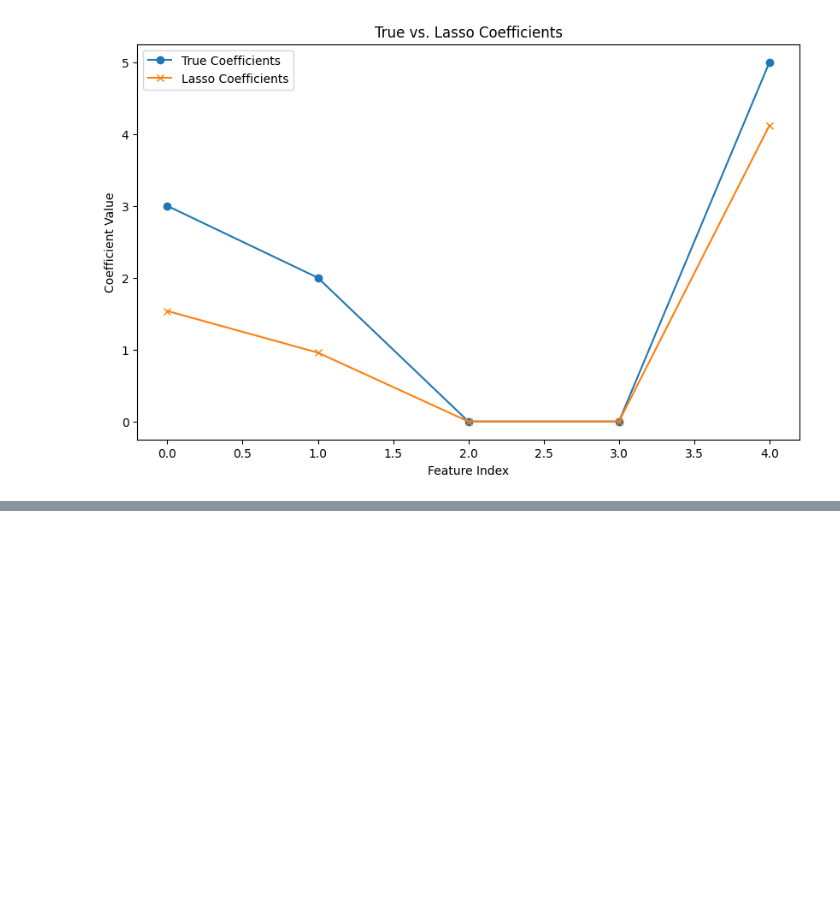
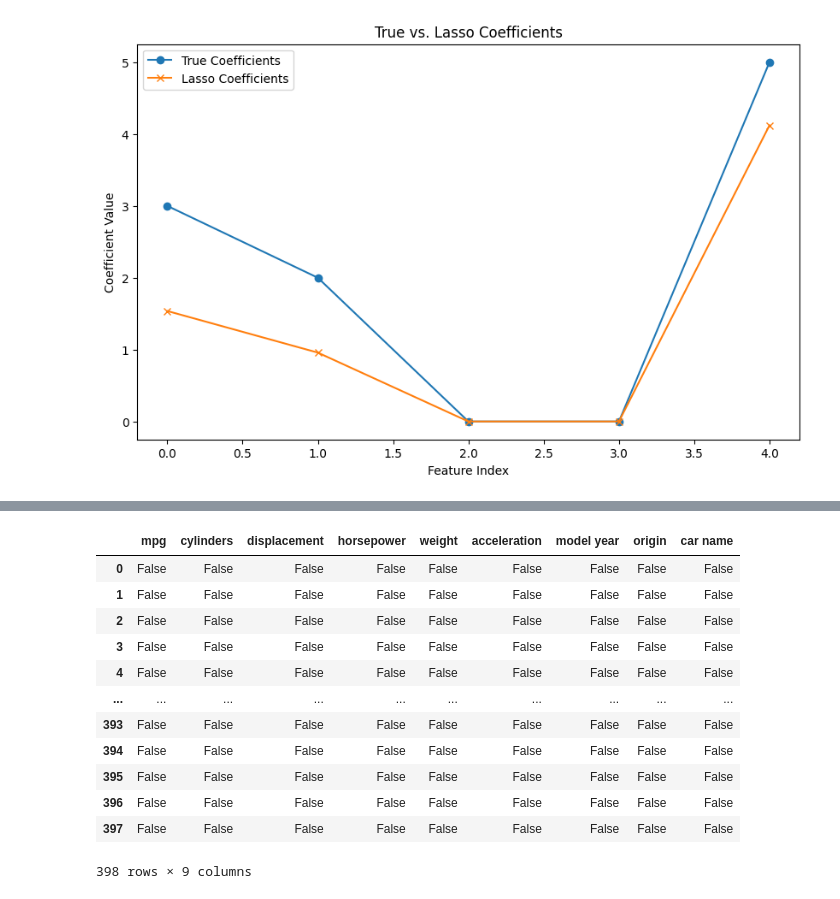
Before and after one commit to Adityavb121/23cs503, a Jupyter notebook: AIML_Lab_Exercise.ipynb, the cells around one changed output, grey strips where cells are left out. Drawn from its saved outputs; the diff is of its cells as text; code cells hidden in the pictures; blank space fills up the shorter version.

```diff
--- a/AIML_Lab_Exercise.ipynb
+++ b/AIML_Lab_Exercise.ipynb
@@ -3516,0 +3563,12 @@ print("\nClassification Report:\n", classification_report(y_test, y_pred))
+# %%
+import pandas as pd
+import numpy as np
+import matplotlib.pyplot as plt
+import seaborn as sns
+from sklearn.preprocessing import LabelEncoder
+from sklearn.model_selection import train_test_split
+from sklearn.linear_model import LinearRegression
+from sklearn.metrics import mean_squared_error, mean_absolute_error, r2_score
+
+df = pd.read_csv("/content/auto-mpg.csv")
+df.info()
@@ -3516,0 +3592,16 @@ print("\nClassification Report:\n", classification_report(y_test, y_pred))
+# %%
+df.isna()
+# %% [output]
+|  | mpg | cylinders | displacement | horsepower | weight | acceleration | model year | origin | car name |
+| 0 | False | False | False | False | False | False | False | False | False |
+| 1 | False | False | False | False | False | False | False | False | False |
+| 2 | False | False | False | False | False | False | False | False | False |
+| 3 | False | False | False | False | False | False | False | False | False |
+| 4 | False | False | False | False | False | False | False | False | False |
+| ... | ... | ... | ... | ... | ... | ... | ... | ... | ... |
+| 393 | False | False | False | False | False | False | False | False | False |
+| 394 | False | False | False | False | False | False | False | False | False |
+| 395 | False | False | False | False | False | False | False | False | False |
+| 396 | False | False | False | False | False | False | False | False | False |
+| 397 | False | False | False | False | False | False | False | False | False |
+398 rows × 9 columns
```
Also changed, not shown: parts of 14 cells of this notebook.
